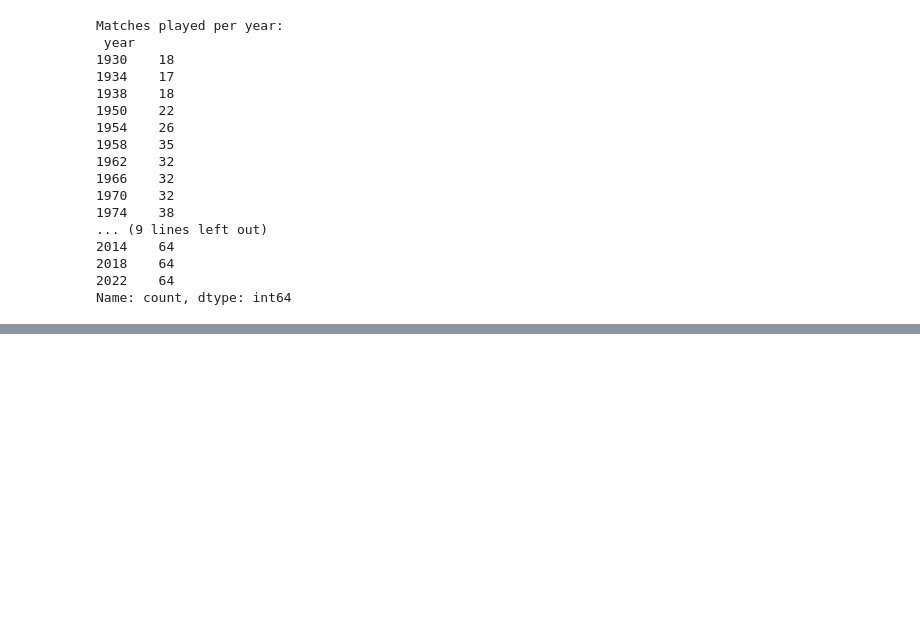
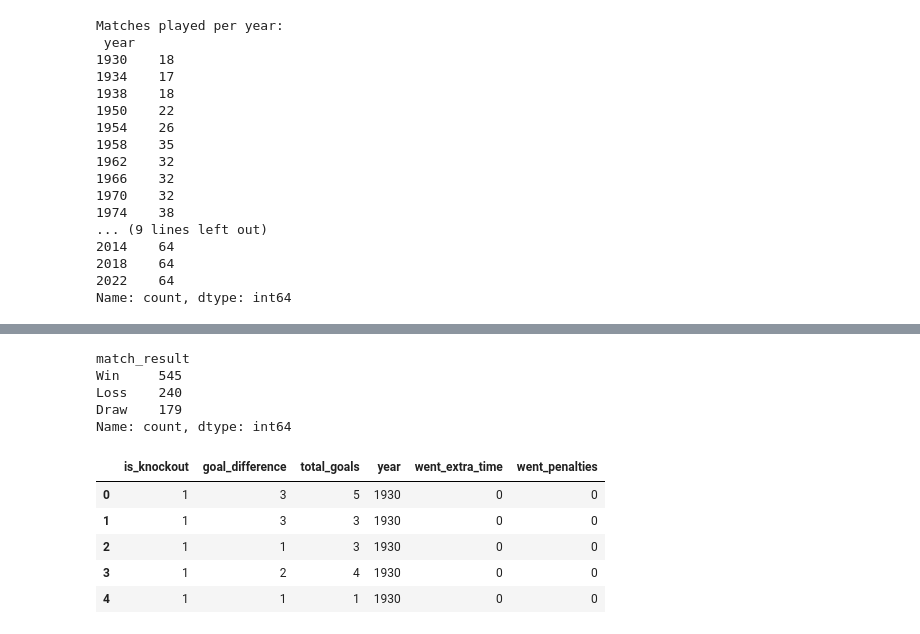
Before and after one commit to RofhiwaRamps23/fifa2026-winner-predictor, a Jupyter notebook: worldcup.ipynb, the cells around one changed output, grey strips where cells are left out. Cells and saved outputs as stored; diff of their text form; code cells hidden in the pictures; blank space fills up the shorter version.

```diff
--- a/worldcup.ipynb
+++ b/worldcup.ipynb
@@ -514,0 +522,26 @@ plt.show()
+# %%
+# Define match outcome from perspective of home team
+def label_result(row):
+    if row['home_team_win'] == 1:
+        return 'Win'
+    elif row['away_team_win'] == 1:
+        return 'Loss'
+    else:
+        return 'Draw'
+
+df_cleaned['match_result'] = df_cleaned.apply(label_result, axis=1)
+df_cleaned['match_result'].value_counts()
+# %% [output]
+match_result
+Win     545
+Loss    240
+Draw    179
+Name: count, dtype: int64
+# %%
+# Total Goals, Goal Difference, and Match Intensity
+
+# Calculate goal difference (absolute value)
+df_cleaned['goal_difference'] = abs(df_cleaned['home_team_score'] - df_cleaned['away_team_score'])
+
+# Calculate total number of goals in the match
+df_cleaned['total_goals'] = df_cleaned['home_team_score'] + df_cleaned['away_team_score']
@@ -514,0 +560,9 @@ plt.show()
+# %%
+df_cleaned[['is_knockout', 'goal_difference', 'total_goals', 'year', 'went_extra_time', 'went_penalties']].head()
+# %% [output]
+|  | is_knockout | goal_difference | total_goals | year | went_extra_time | went_penalties |
+| 0 | 1 | 3 | 5 | 1930 | 0 | 0 |
+| 1 | 1 | 3 | 3 | 1930 | 0 | 0 |
+| 2 | 1 | 1 | 3 | 1930 | 0 | 0 |
+| 3 | 1 | 2 | 4 | 1930 | 0 | 0 |
+| 4 | 1 | 1 | 1 | 1930 | 0 | 0 |
```
Also changed, not shown: parts of 56 cells of this notebook, 1 other file.
